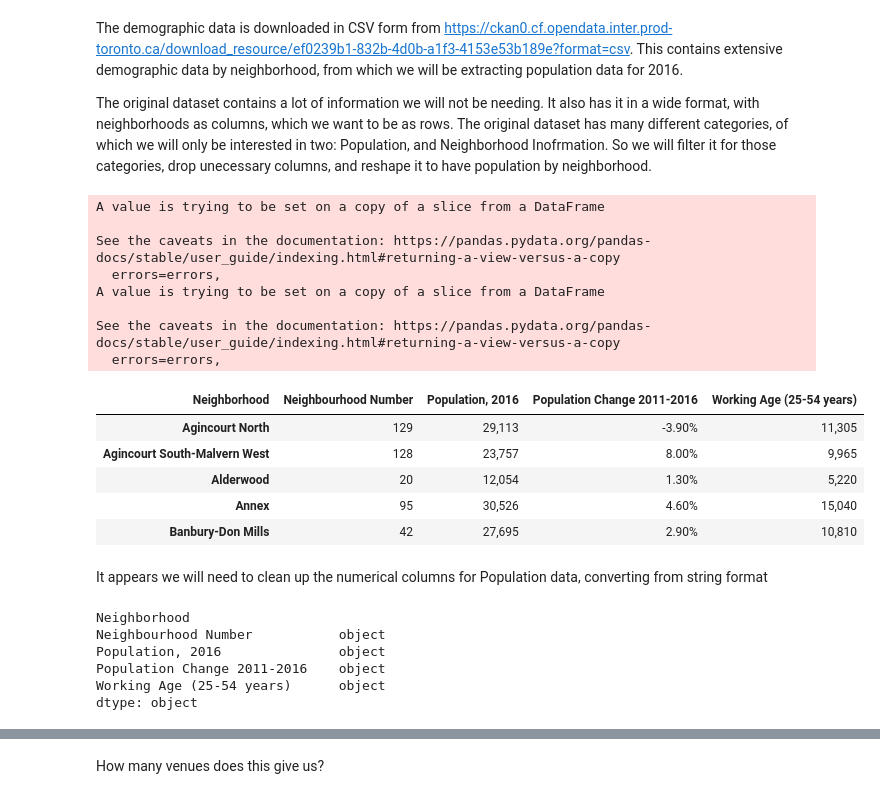
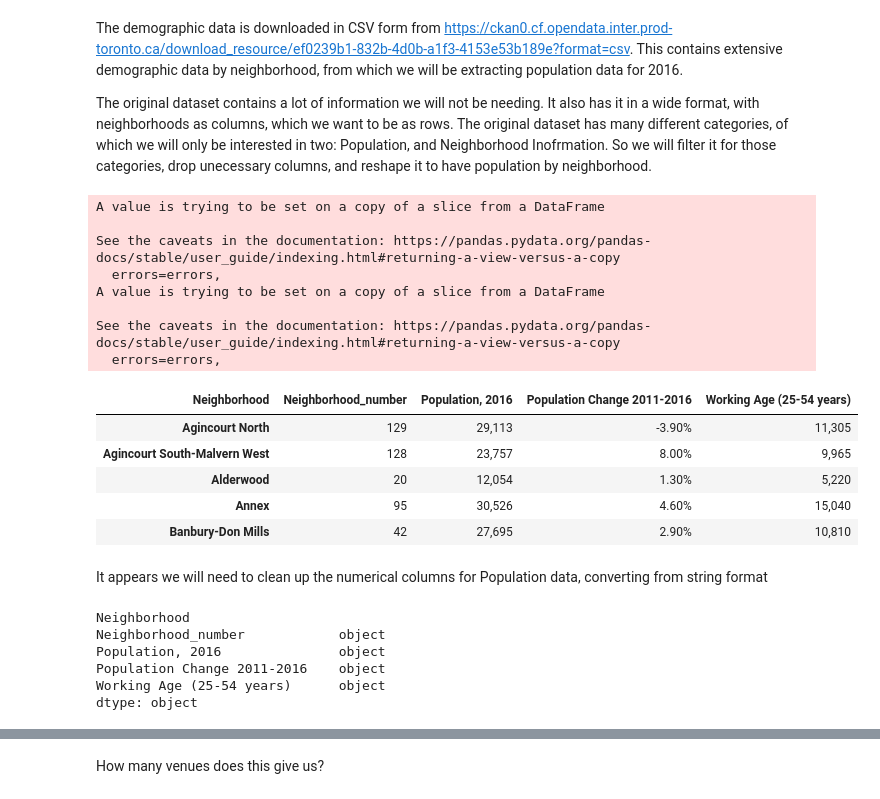
Before and after one commit to karencfisher/Coursera_Capstone, a Jupyter notebook: notebooks/MVP - part 1.ipynb, the cells around one changed output, grey strips where cells are left out. Cells and saved outputs as stored; diff of their text form; code cells hidden in the pictures.

```diff
--- a/notebooks/Report.ipynb
+++ b/notebooks/MVP - part 1.ipynb
@@ -97,29 +99,34 @@ The original dataset contains a lot of information we will not be needing. It al
 # %%
 path = os.path.join(os.path.abspath('../data'), '2016_neighbourhood_profiles.csv')
 profile_df = pd.read_csv(path)
 
 population_df = profile_df[(profile_df['Category'] == 'Population') |
                            (profile_df['Category'] == 'Neighbourhood Information')]
 population_df.drop(columns=['Category', 'Topic', 'Data Source'], inplace=True)
 population_df.rename(columns={'Characteristic': 'Neighborhood'}, inplace=True)
 population_df.set_index('Neighborhood', drop=True, inplace=True)
 population_df = population_df.T
 
+population_df = population_df[['Neighbourhood Number',
+                               'Population, 2016',
+                               'Population Change 2011-2016',
+                               'Working Age (25-54 years)']]
+
+population_df.rename(columns={'Neighbourhood Number': 'Neighborhood_number'}, inplace=True)
+
 population_df.dropna(axis=0, inplace=True)
 
-population_df = population_df[['Neighbourhood Number', 'Population, 2016', 'Population Change 2011-2016', 'Working Age (25-54 years)']]
-
 population_df.head()
 # %% [output]
 A value is trying to be set on a copy of a slice from a DataFrame
 
 See the caveats in the documentation: https://pandas.pydata.org/pandas-docs/stable/user_guide/indexing.html#returning-a-view-versus-a-copy
   errors=errors,
 A value is trying to be set on a copy of a slice from a DataFrame
 
 See the caveats in the documentation: https://pandas.pydata.org/pandas-docs/stable/user_guide/indexing.html#returning-a-view-versus-a-copy
   errors=errors,
-| Neighborhood | Neighbourhood Number | Population, 2016 | Population Change 2011-2016 | Working Age (25-54 years) |
+| Neighborhood | Neighborhood_number | Population, 2016 | Population Change 2011-2016 | Working Age (25-54 years) |
 | Agincourt North | 129 | 29,113 | -3.90% | 11,305 |
 | Agincourt South-Malvern West | 128 | 23,757 | 8.00% | 9,965 |
 | Alderwood | 20 | 12,054 | 1.30% | 5,220 |
@@ -131,7 +138,7 @@ It appears we will need to clean up the numerical columns for Population data, c
 population_df.dtypes
 # %% [output]
 Neighborhood
-Neighbourhood Number           object
+Neighborhood_number            object
 Population, 2016               object
 Population Change 2011-2016    object
 Working Age (25-54 years)      object
```
Also changed, not shown: parts of 15 cells of this notebook, 2 other files.
